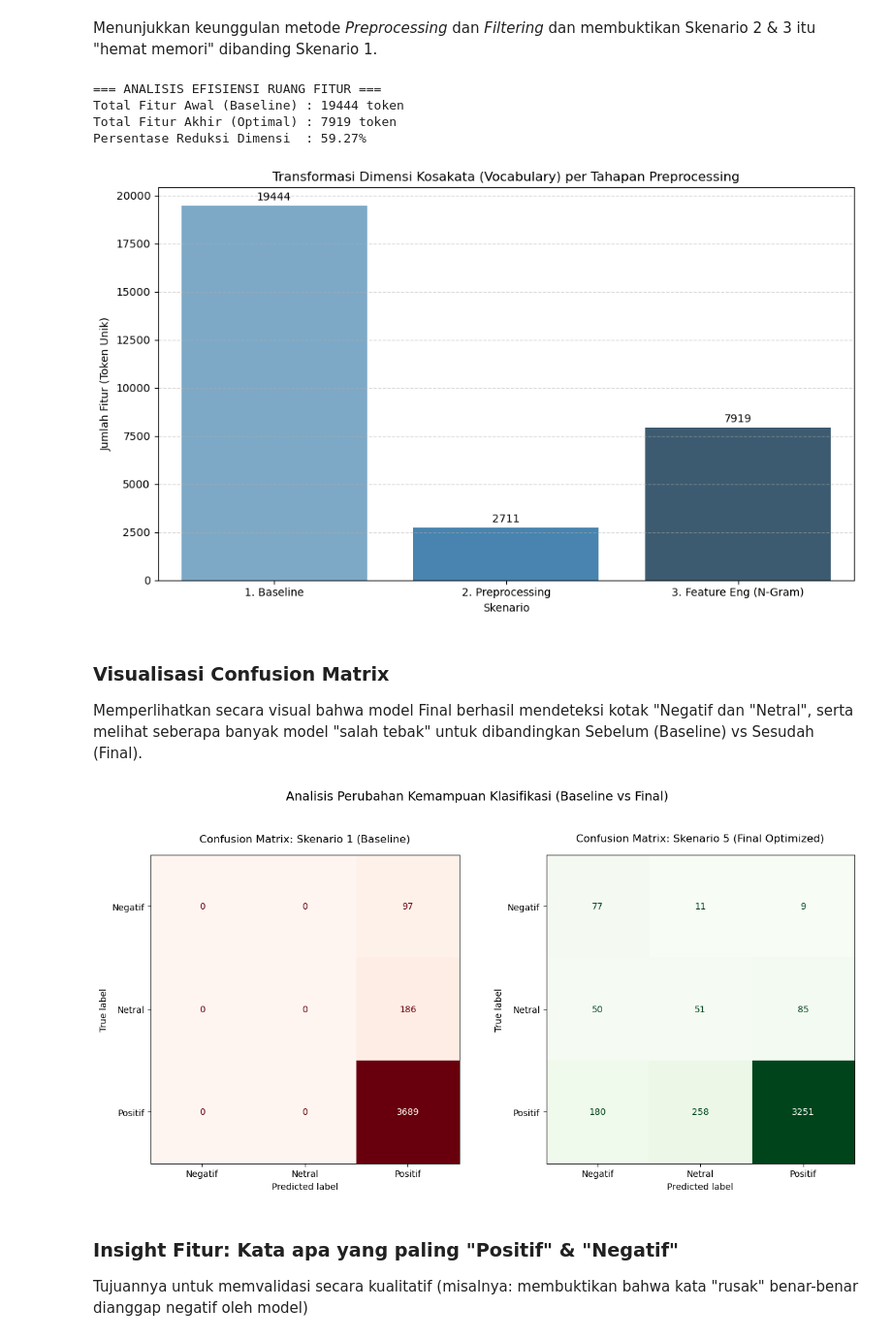
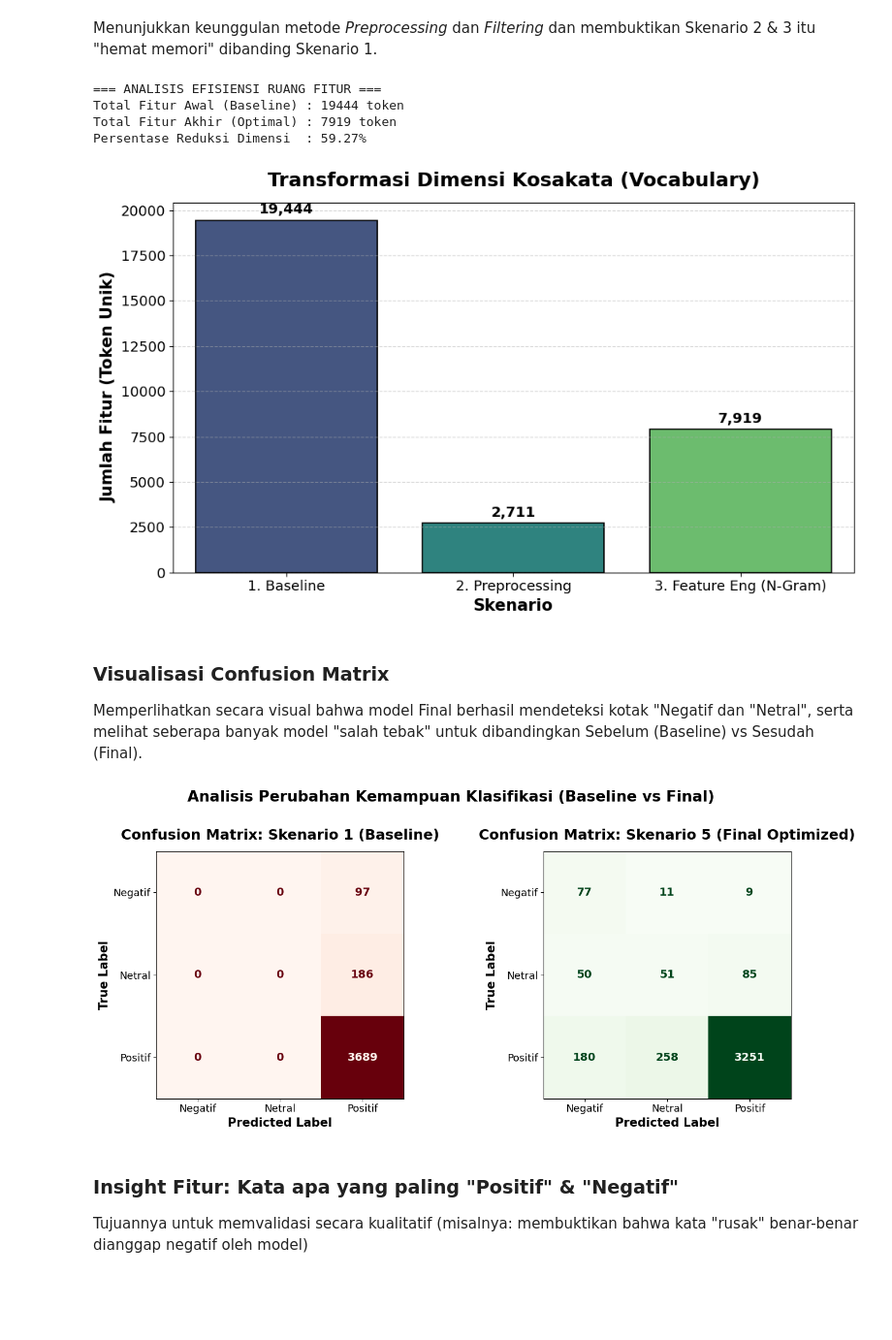
Before and after one commit to erlangga-g/NB_AnalisiSentimen, a Jupyter notebook: NB_SentimentAnalysis_Skripsi.ipynb, the cells around one changed output. Shown at 97% size. Saved outputs shown, nothing was run; the diff lists cells and outputs as text; code cells hidden in the pictures; blank space fills up the shorter version.

```diff
--- a/NB_SentimentAnalysis_Skripsi.ipynb
+++ b/NB_SentimentAnalysis_Skripsi.ipynb
@@ -1832,17 +1866,25 @@ ax = sns.barplot(
     x='Skenario',
     y='Jumlah Fitur',
     data=df_vocab,
-    palette='Blues_d',
+    palette='viridis',
     hue='Skenario',
-    legend=False
+    legend=False,
+    edgecolor='black',
+    linewidth=1.2
 )
 
-# Menambahkan anotasi angka pada setiap batang grafik
 for c in ax.containers:
-    ax.bar_label(c, fmt='%d', padding=3)
+    labels = [f'{int(v.get_height()):,}' for v in c]
+    ax.bar_label(c, labels=labels, padding=3, fontsize=13, fontweight='bold')
 
-plt.title('Transformasi Dimensi Kosakata (Vocabulary) per Tahapan Preprocessing', fontsize=12)
-plt.ylabel('Jumlah Fitur (Token Unik)', fontsize=10)
+plt.title('Transformasi Dimensi Kosakata (Vocabulary)',
+          fontsize=18, fontweight='bold', pad=15)
+
+plt.ylabel('Jumlah Fitur (Token Unik)', fontsize=15, fontweight='bold')
+plt.xlabel('Skenario', fontsize=15, fontweight='bold')
+
+ax.tick_params(axis='both', labelsize=13)
+
 plt.grid(axis='y', linestyle='--', alpha=0.5)
 plt.tight_layout()
 plt.show()
@@ -1851,38 +1893,59 @@ plt.show()
 Total Fitur Awal (Baseline) : 19444 token
 Total Fitur Akhir (Optimal) : 7919 token
 Persentase Reduksi Dimensi  : 59.27%
-[figure, old version]
+[figure, new version]
 # %% [markdown]
 **<h3>Visualisasi Confusion Matrix</h3>**
 Memperlihatkan secara visual bahwa model Final berhasil mendeteksi kotak "Negatif dan "Netral", serta melihat seberapa banyak model "salah tebak" untuk dibandingkan Sebelum (Baseline) vs Sesudah (Final).
 # %%
 # --- 4.4 Analisis Perbandingan Matriks Kebingungan (Confusion Matrix Comparison) ---
 
 # Visualisasi komparatif antara model awal (Baseline) dan model akhir (Final)
 # untuk membuktikan peningkatan kemampuan model dalam mengenali setiap kelas sentimen.
 
 # Menetapkan urutan label yang konsisten untuk perbandingan yang adil
+fig, ax = plt.subplots(1, 2, figsize=(14, 6))
+
 labels = ['Negatif', 'Netral', 'Positif']
 
-fig, ax = plt.subplots(1, 2, figsize=(12.5, 6))
-
-# 1. Plot Matriks Skenario 1 (Baseline - Visualisasi Kegagalan Model)
+# --- Skenario 1 (Baseline) ---
 cm_1 = confusion_matrix(y_test, pred_1, labels=labels)
 disp_1 = ConfusionMatrixDisplay(confusion_matrix=cm_1, display_labels=labels)
 disp_1.plot(cmap='Reds', ax=ax[0], colorbar=False)
-ax[0].set_title('Confusion Matrix: Skenario 1 (Baseline)', fontsize=12, pad=15)
 
-# 2. Plot Matriks Skenario 5 (Final - Visualisasi Keberhasilan Model)
+ax[0].set_title('Confusion Matrix: Skenario 1 (Baseline)',
+                fontsize=18, fontweight='bold', pad=15)
+ax[0].set_xlabel('Predicted Label', fontsize=15, fontweight='bold')
+ax[0].set_ylabel('True Label', fontsize=15, fontweight='bold')
+ax[0].tick_params(axis='both', labelsize=13)
+
+for text in disp_1.text_.ravel():
+    text.set_fontsize(14)
+    text.set_fontweight('bold')
+
+# --- Skenario 5 (Final) ---
 cm_5 = confusion_matrix(y_test, pred_5, labels=labels)
 disp_5 = ConfusionMatrixDisplay(confusion_matrix=cm_5, display_labels=labels)
 disp_5.plot(cmap='Greens', ax=ax[1], colorbar=False)
-ax[1].set_title('Confusion Matrix: Skenario 5 (Final Optimized)', fontsize=12, pad=15)
 
-plt.suptitle('Analisis Perubahan Kemampuan Klasifikasi (Baseline vs Final)', fontsize=14, y=1.05)
+ax[1].set_title('Confusion Matrix: Skenario 5 (Final Optimized)',
+                fontsize=18, fontweight='bold', pad=15)
+ax[1].set_xlabel('Predicted Label', fontsize=15, fontweight='bold')
+ax[1].set_ylabel('True Label', fontsize=15, fontweight='bold')
+ax[1].tick_params(axis='both', labelsize=13)
+
+for text in disp_5.text_.ravel():
+    text.set_fontsize(14)
+    text.set_fontweight('bold')
+
+plt.suptitle('Analisis Perubahan Kemampuan Klasifikasi (Baseline vs Final)',
+             fontsize=19, fontweight='bold', y=1.02)
+
+plt.subplots_adjust(wspace=0.15)
 plt.tight_layout()
 plt.show()
 # %% [output]
-[figure, old version]
+[figure, new version]
 # %% [markdown]
 **<h3>Insight Fitur: Kata apa yang paling "Positif" & "Negatif"</h3>**
 Tujuannya untuk memvalidasi secara kualitatif (misalnya: membuktikan bahwa kata "rusak" benar-benar dianggap negatif oleh model)
```
Also changed, not shown: parts of 10 cells of this notebook.
